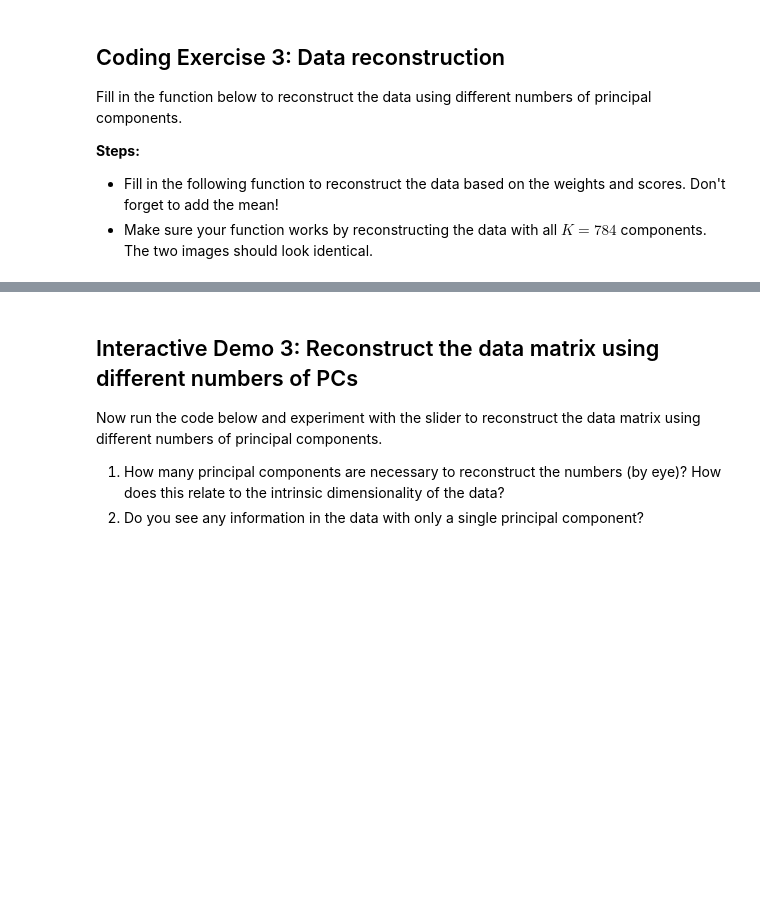
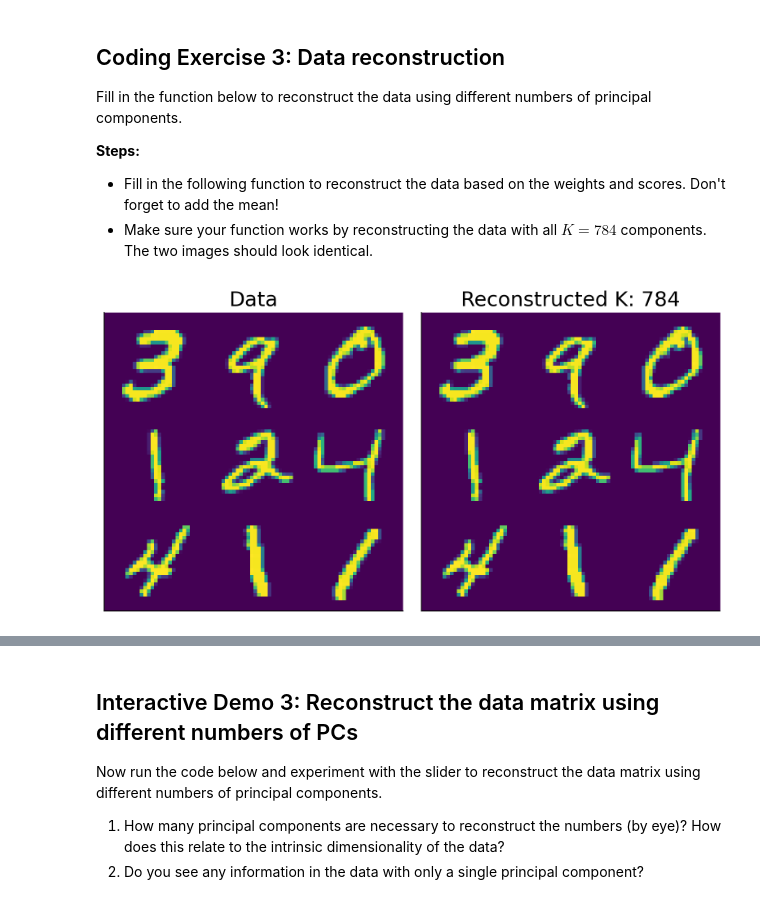
Before and after one commit to Totheinfinity66y/SJTU-Application, a Jupyter notebook: tutorials/W1D4_DimensionalityReduction/student/W1D4_Tutorial3.ipynb, the cells around one changed output, grey strips where cells are left out. Cells and saved outputs as stored; diff of their text form; code cells hidden in the pictures; blank space fills up the shorter version.

```diff
--- a/tutorials/W1D4_DimensionalityReduction/student/W1D4_Tutorial3.ipynb
+++ b/tutorials/W1D4_DimensionalityReduction/student/W1D4_Tutorial3.ipynb
@@ -630,34 +638,36 @@ def reconstruct_data(score, evectors, X_mean, K):
     score (numpy array of floats)    : Score matrix
     evectors (numpy array of floats) : Matrix of eigenvectors
     X_mean (numpy array of floats)   : Vector corresponding to data mean
     K (scalar)                       : Number of components to include
 
   Returns:
     (numpy array of floats)          : Matrix of reconstructed data
 
   """
 
   #################################################
   ## TO DO for students: Reconstruct the original data in X_reconstructed
   # Comment once you've filled in the function
   #raise NotImplementedError("Student exercise: reconstructing data function!")
   #################################################
 
   # Reconstruct the data from the score and eigenvectors
   # Don't forget to add the mean!!
-  X_reconstructed = pca
+  X_reconstructed = score @ evectors[:, :K].T + X_mean
 
   return X_reconstructed
 
 
 K = 784  # data dimensions
 
 # Reconstruct the data based on all components
 X_mean = np.mean(X, 0)
 X_reconstructed = reconstruct_data(score, evectors, X_mean, K)
 
 # Plot the data and reconstruction
 plot_MNIST_reconstruction(X, X_reconstructed, K)
+# %% [output]
+[figure, added]
 # %% [markdown]
 [*Click for solution*](https://github.com/NeuromatchAcademy/course-content/tree/main/tutorials/W1D4_DimensionalityReduction/solutions/W1D4_Tutorial3_Solution_734c7b03.py)
 
```
Also changed, not shown: parts of 15 cells of this notebook.
